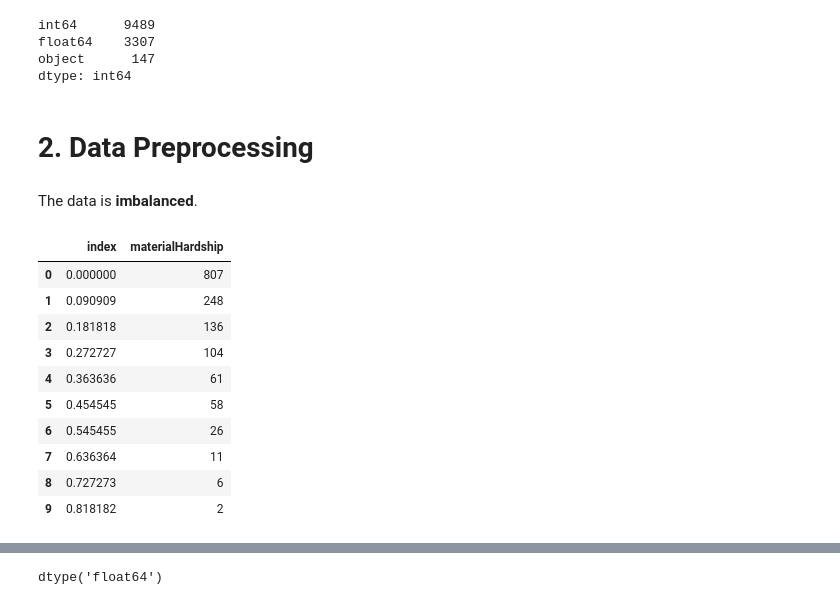
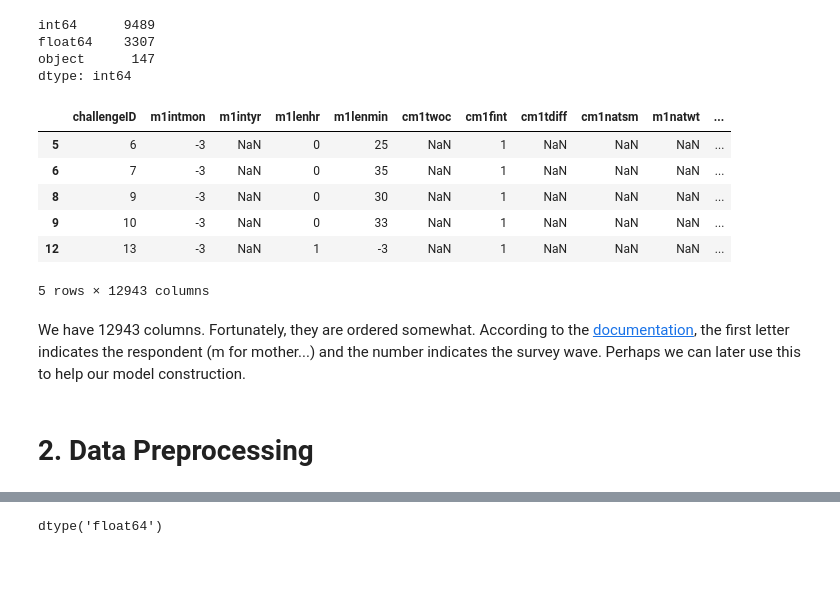
Before and after one commit to wnowak10/ffc, a Jupyter notebook: materialHardship/missing_values.ipynb, the cells around one changed output, grey strips where cells are left out. Cells and saved outputs as stored; diff of their text form; code cells hidden in the pictures; blank space fills up the shorter version.

```diff
--- a/materialHardship/missing_values.ipynb
+++ b/materialHardship/missing_values.ipynb
@@ -26,21 +32,17 @@ int64      9489
 float64    3307
 object      147
 dtype: int64
+# %%
+df_train.head()
+# %% [output]
+|  | challengeID | m1intmon | m1intyr | m1lenhr | m1lenmin | cm1twoc | cm1fint | cm1tdiff | cm1natsm | m1natwt | ... |
+| 5 | 6 | -3 | NaN | 0 | 25 | NaN | 1 | NaN | NaN | NaN | ... |
+| 6 | 7 | -3 | NaN | 0 | 35 | NaN | 1 | NaN | NaN | NaN | ... |
+| 8 | 9 | -3 | NaN | 0 | 30 | NaN | 1 | NaN | NaN | NaN | ... |
+| 9 | 10 | -3 | NaN | 0 | 33 | NaN | 1 | NaN | NaN | NaN | ... |
+| 12 | 13 | -3 | NaN | 1 | -3 | NaN | 1 | NaN | NaN | NaN | ... |
+5 rows × 12943 columns
+# %% [markdown]
+We have 12943 columns. Fortunately, they are ordered somewhat. According to the [documentation](http://www.fragilefamilieschallenge.org/apply/), the first letter indicates the respondent (m for mother...) and the number indicates the survey wave. Perhaps we can later use this to help our model construction.
 # %% [markdown]
 # 2. Data Preprocessing<a name="pp"></a>
-# %% [markdown]
-The data is **imbalanced**.
-# %%
-non_na_y_train_materialHardship['materialHardship'].value_counts().reset_index()
-# %% [output]
-|  | index | materialHardship |
-| 0 | 0.000000 | 807 |
-| 1 | 0.090909 | 248 |
-| 2 | 0.181818 | 136 |
-| 3 | 0.272727 | 104 |
-| 4 | 0.363636 | 61 |
-| 5 | 0.454545 | 58 |
-| 6 | 0.545455 | 26 |
-| 7 | 0.636364 | 11 |
-| 8 | 0.727273 | 6 |
-| 9 | 0.818182 | 2 |
```
Also changed, not shown: parts of 43 cells of this notebook.
